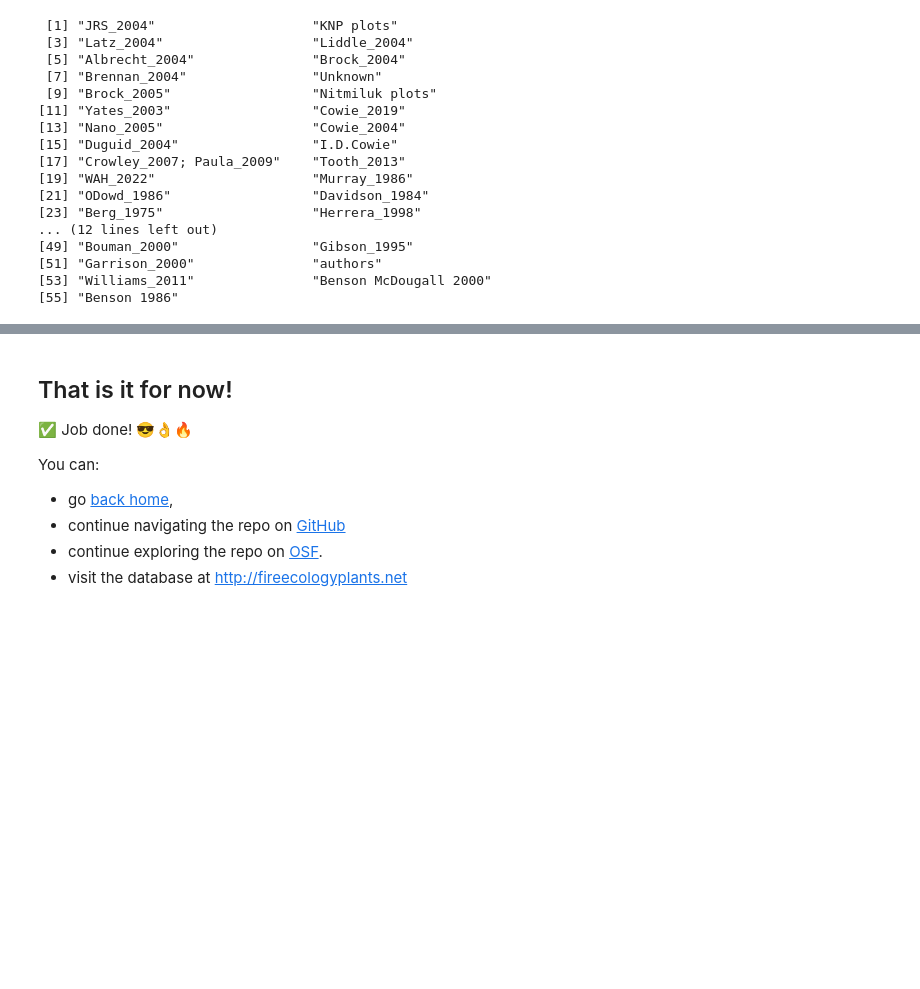
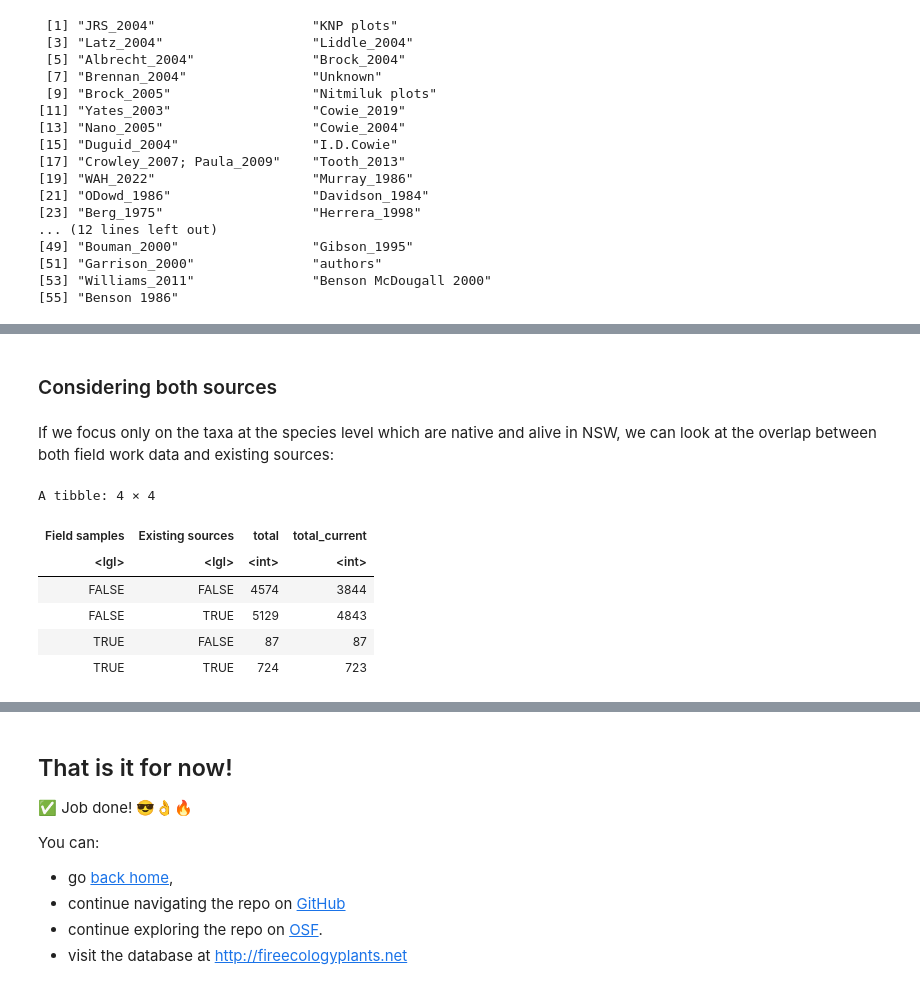
Before and after one commit to ces-unsw-edu-au/fireveg-analysis, a Jupyter notebook: Notebooks/Overview-taxonomic-coverage.ipynb, the cells around one changed output, grey strips where cells are left out. Drawn from its saved outputs; the diff is of its cells as text; code cells hidden in the pictures; blank space fills up the shorter version.

```diff
--- a/Notebooks/Overview-taxonomic-coverage.ipynb
+++ b/Notebooks/Overview-taxonomic-coverage.ipynb
@@ -153,14 +172,14 @@ trait_info <- readRDS(here::here(data_dir,"Trait-info.rds"))
 # %%
-sptraits <- readRDS(here::here(data_dir,"Summary-traits-species-orders.rds")) %>%
-  rowwise() %>%
-  mutate(litdata=sum(c_across(germ8:surv1))>0) %>%
-  ungroup() %>%
+spp_traits_table <- readRDS(here::here(data_dir,"Summary-traits-species-orders.rds")) |>
+  rowwise() |>
+  mutate(`Existing sources`=sum(c_across(germ8:surv1))>0) %>% # add column for summary of literature traits
+  ungroup() |>
   mutate(
-    fielddata=nquadrat>0,
-    kldg=case_when(
-      fielddata & litdata ~ "both",
-      fielddata ~ "field",
-      litdata ~ "literature",
+    `Field samples`=nquadrat>0, ## add colum for summary of field work data
+    fire_ecology_traits_from=case_when(
+      `Field samples` & `Existing sources` ~ "both",
+      `Field samples` ~ "field",
+      `Existing sources` ~ "literature",
       TRUE ~ "none"
     )
   )
@@ -439,0 +444,21 @@ A tibble: 2 × 8
+# %% [markdown]
+### Considering both sources
+# %% [markdown]
+If we focus only on the taxa at the species level which are native and alive in NSW, we can look at the overlap between both field work data and existing sources:
+# %%
+spp_traits_table |>
+    filter(
+           taxonrank %in% "Species",
+           establishment %in% "Alive in NSW, Native") |>
+    group_by(`Field samples`, `Existing sources`) |>
+    summarise(total = n_distinct(scientific_name),
+              total_current = n_distinct(current_species),
+              .groups = "drop")
+# %% [output]
+A tibble: 4 × 4
+| Field samples | Existing sources | total | total_current |
+| <lgl> | <lgl> | <int> | <int> |
+| FALSE | FALSE | 4574 | 3844 |
+| FALSE | TRUE | 5129 | 4843 |
+| TRUE | FALSE | 87 | 87 |
+| TRUE | TRUE | 724 | 723 |
```
Also changed, not shown: parts of 58 cells of this notebook.
